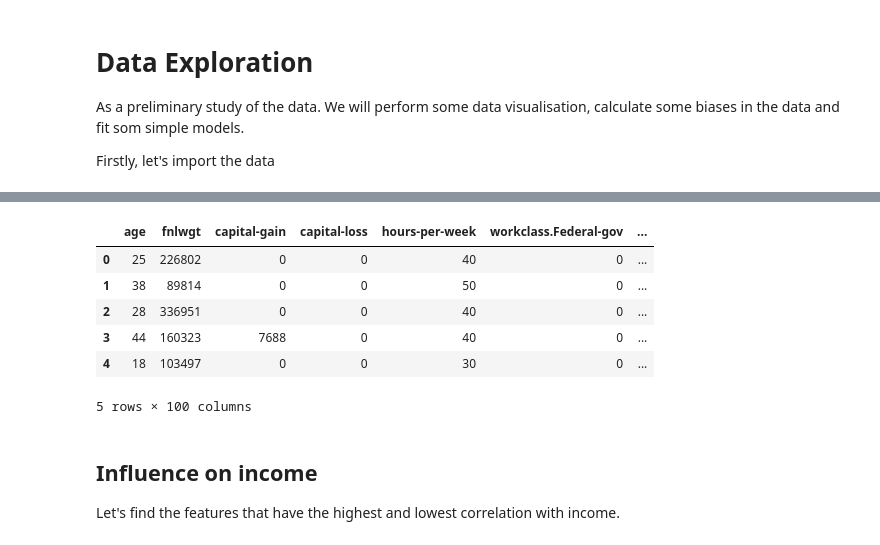
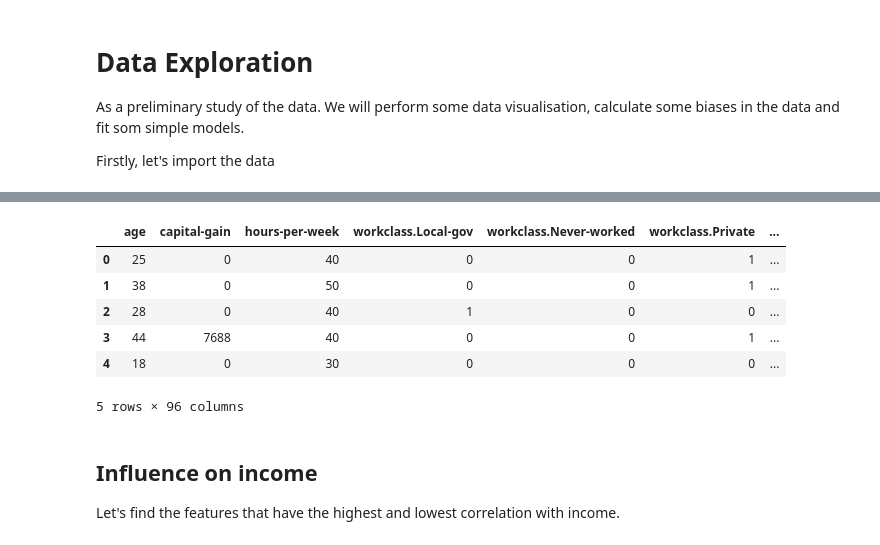
Before and after one commit to bcwein/Forseti, a Jupyter notebook: notebooks/data_exploration.ipynb, the cells around one changed output, grey strips where cells are left out. Saved outputs shown, nothing was run; the diff lists cells and outputs as text; code cells hidden in the pictures.

```diff
--- a/notebooks/data_exploration.ipynb
+++ b/notebooks/data_exploration.ipynb
@@ -49,15 +31,14 @@ have 100 columns.
 # %%
-df = df.drop('educational-num', axis=1)
 dummy = encode_dummies(df.copy(deep=True))
 dummy.head()
 # %% [output]
-|  | age | fnlwgt | capital-gain | capital-loss | hours-per-week | workclass.Federal-gov | ... |
-| 0 | 25 | 226802 | 0 | 0 | 40 | 0 | ... |
-| 1 | 38 | 89814 | 0 | 0 | 50 | 0 | ... |
-| 2 | 28 | 336951 | 0 | 0 | 40 | 0 | ... |
-| 3 | 44 | 160323 | 7688 | 0 | 40 | 0 | ... |
-| 4 | 18 | 103497 | 0 | 0 | 30 | 0 | ... |
+|  | age | capital-gain | hours-per-week | workclass.Local-gov | workclass.Never-worked | workclass.Private | ... |
+| 0 | 25 | 0 | 40 | 0 | 0 | 1 | ... |
+| 1 | 38 | 0 | 50 | 0 | 0 | 1 | ... |
+| 2 | 28 | 0 | 40 | 1 | 0 | 0 | ... |
+| 3 | 44 | 7688 | 40 | 0 | 0 | 1 | ... |
+| 4 | 18 | 0 | 30 | 0 | 0 | 0 | ... |
-5 rows × 100 columns
+5 rows × 96 columns
 # %% [markdown]
 ## Influence on income
 
```
Also changed, not shown: parts of 11 cells of this notebook, 2 other files.
